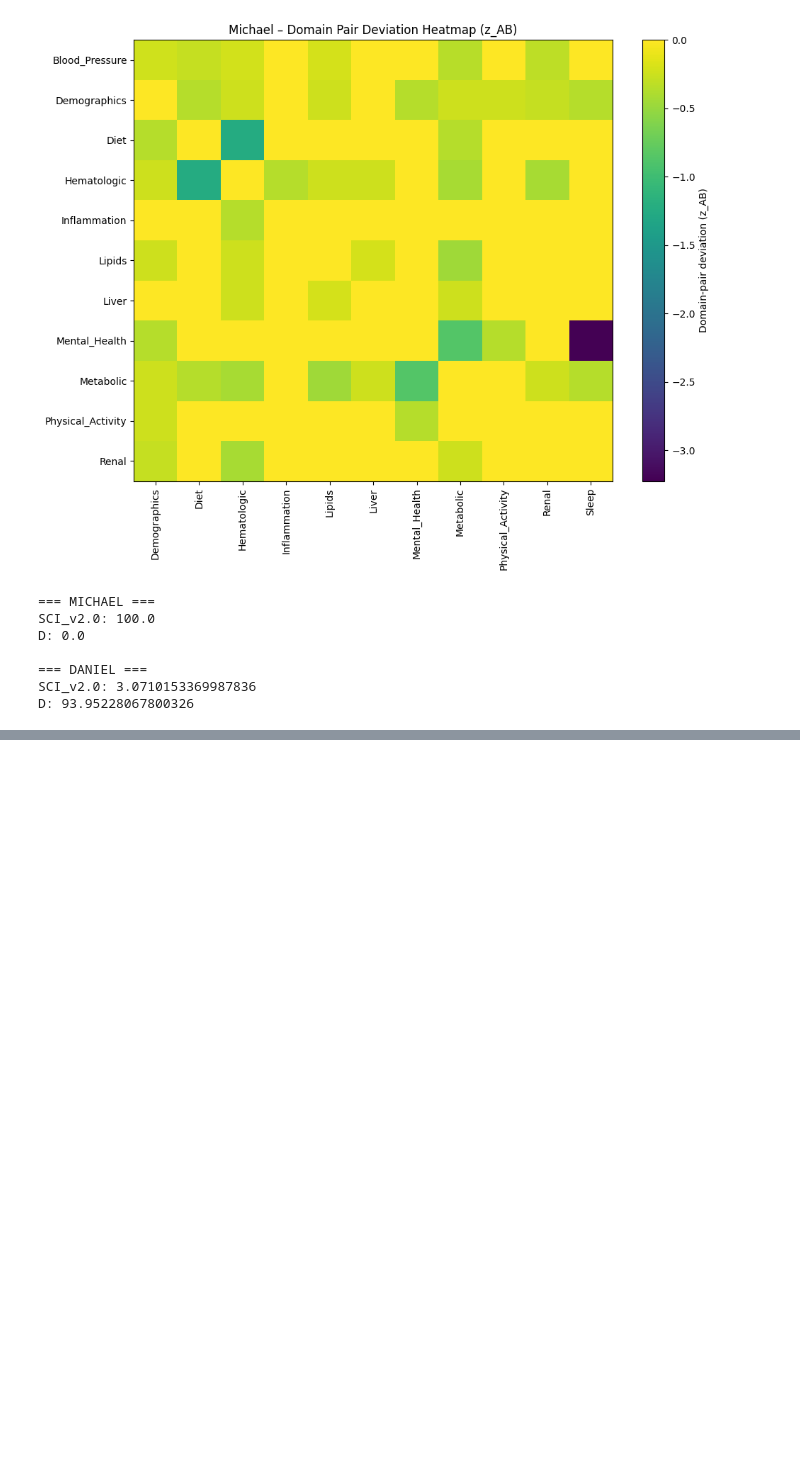
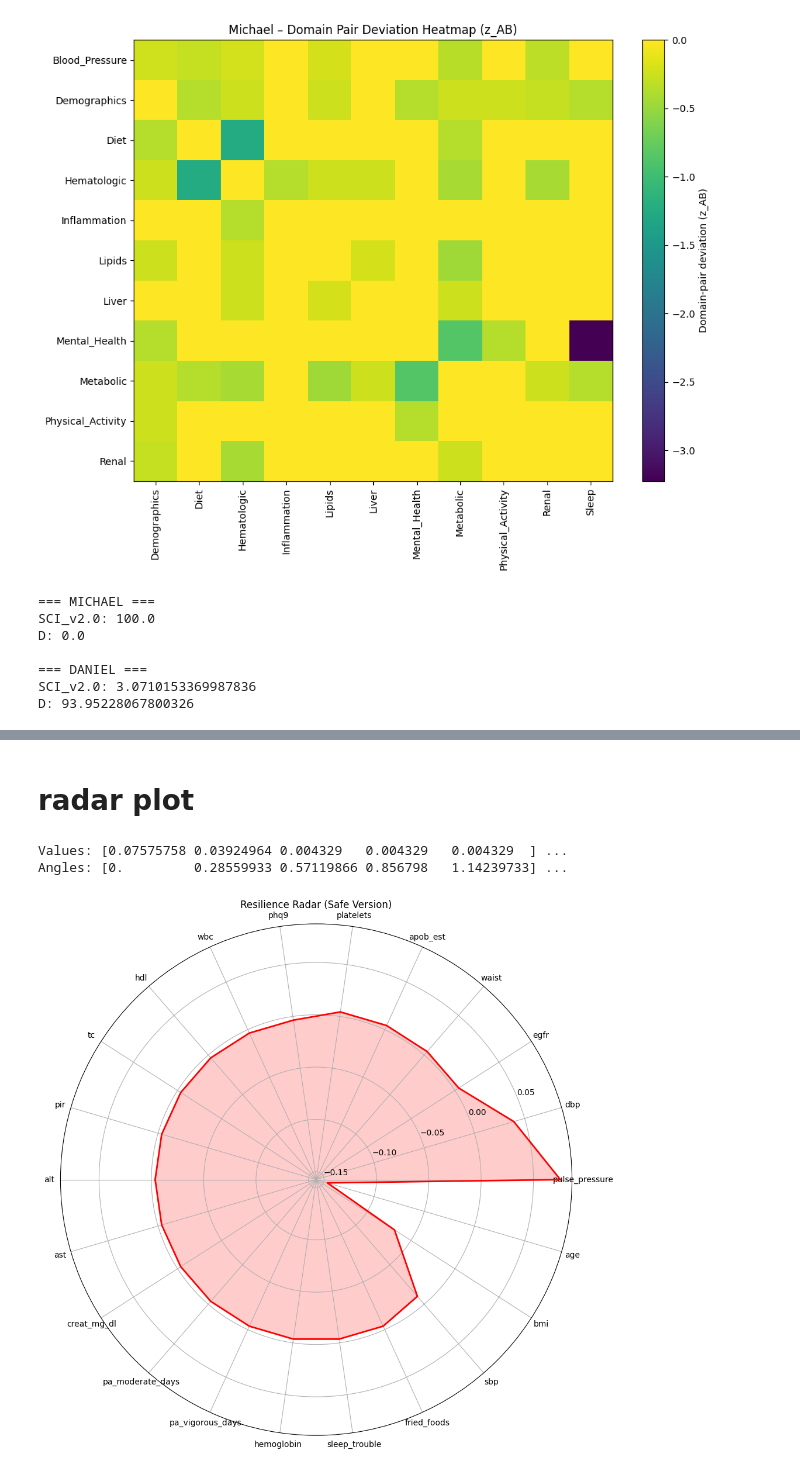
Before and after one commit to JACKMCDONNELL/python-learning, a Jupyter notebook: network/NHANES/NHANES_network.ipynb, the cells around one changed output, grey strips where cells are left out. Saved outputs shown, nothing was run; the diff lists cells and outputs as text; code cells hidden in the pictures; blank space fills up the shorter version.

```diff
--- a/network/NHANES/NHANES_network.ipynb
+++ b/network/NHANES/NHANES_network.ipynb
@@ -1343,0 +1425,19 @@ D: 93.95228067800326
+# %%
+def resilience_stress_test(df_std, baseline_integrity):
+    drops = {}
+
+    for biomarker in df_std.columns:
+        df_drop = df_std.drop(columns=[biomarker])
+
+        # Fit GGM on the reduced variable set
+        model_drop, partial_drop = fit_ggm_fixed_alpha(df_drop)
+
+        # Compute new integrity
+        new_int = network_integrity(partial_drop, edge_threshold)
+
+        drops[biomarker] = baseline_integrity - new_int
+
+    return pd.Series(drops).sort_values(ascending=False)
+# %%
+resilience_drops = resilience_stress_test(df_std, baseline_integrity)
+resilience_drops
@@ -1343,0 +1466,42 @@ D: 93.95228067800326
+# %% [markdown]
+# radar plot
+# %%
+import numpy as np
+import matplotlib.pyplot as plt
+
+def radar_safe(resilience_series, title="Resilience Radar (Safe Version)"):
+
+    s = resilience_series.sort_values(ascending=False)
+    labels = s.index.tolist()
+    values = s.values
+
+    # Close the loop
+    values_closed = np.concatenate([values, [values[0]]])
+    angles = np.linspace(0, 2*np.pi, len(values_closed))
+
+    print("Values:", values_closed[:5], "...")
+    print("Angles:", angles[:5], "...")
+
+    fig = plt.figure(figsize=(10,10))
+    ax = plt.subplot(111, polar=True)
+
+    # Draw polygon
+    ax.plot(angles, values_closed, linewidth=2, color="red")
+    ax.fill(angles, values_closed, color="red", alpha=0.2)
+
+    # Label axes
+    ax.set_xticks(angles[:-1])
+    ax.set_xticklabels(labels, fontsize=10)
+
+    ax.set_title(title, pad=20)
+    plt.tight_layout()
+    plt.show()
+
+    return fig
+
+fig = radar_safe(resilience_drops)
+fig.savefig("resilience_safe.png", dpi=300)
+# %% [output]
+Values: [0.07575758 0.03924964 0.004329   0.004329   0.004329  ] ...
+Angles: [0.         0.28559933 0.57119866 0.856798   1.14239733] ...
+[figure, added]
```
Also changed, not shown: parts of 26 cells of this notebook.
